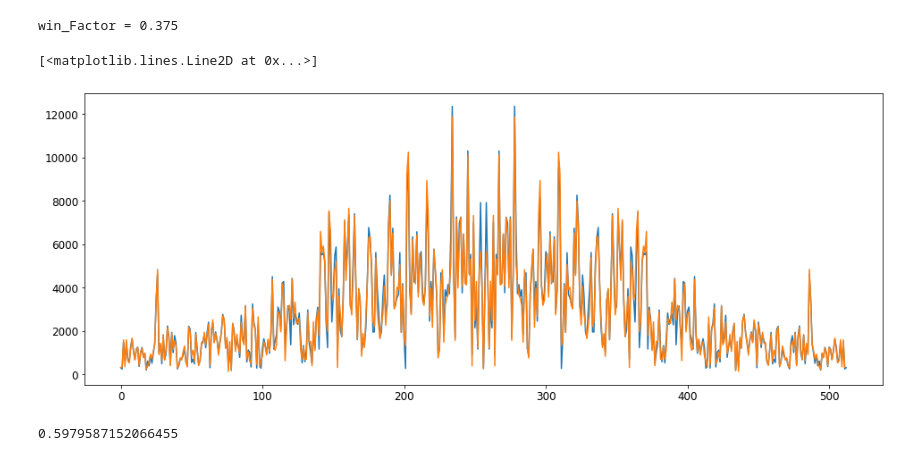
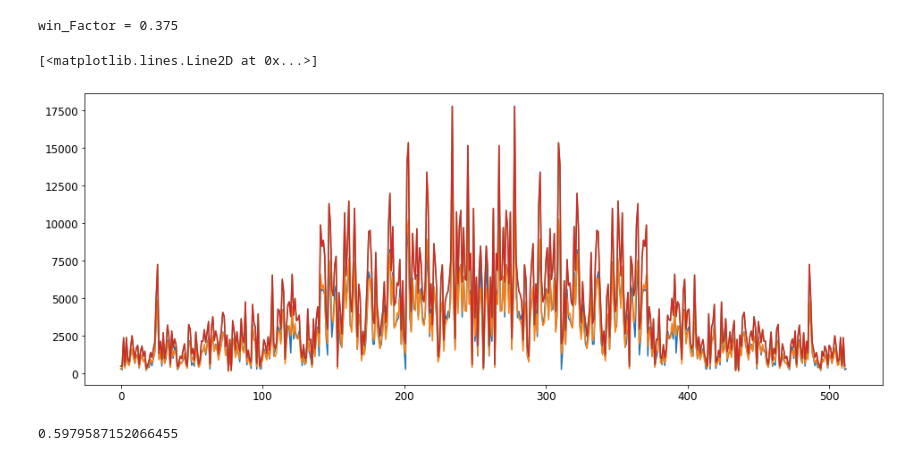
Before and after one commit to rkube/delta, a Jupyter notebook: tests_analysis/test_analysis_cross_power.ipynb, the cells around one changed output. Drawn from its saved outputs; the diff is of its cells as text; code cells hidden in the pictures.

Commit message:
Added float versions of analysis kernels

```diff
--- a/tests_analysis/test_analysis_cross_power.ipynb
+++ b/tests_analysis/test_analysis_cross_power.ipynb
@@ -150,15 +146,23 @@ def my_cross_power(fft_data, ch_it, fft_params, info_dict):
 # %%
 # Call the
 ch_it = [channel_pair(c1, c2)]
-res, _ = cross_power(fft_data, ch_it, config_fft["fft_params"], None)
+res, _ = my_cross_power(fft_data, ch_it, config_fft["fft_params"], None)
 res = np.squeeze(res)
+# %%
+res_2 = kernel_crosspower_cy(np.ascontiguousarray(fft_data), ch_it, config_fft)
+res_2 = np.squeeze(res_2, 0)
+# %%
+res_3 = kernel_crosspower_v2(np.ascontiguousarray(fft_data), ch_it, config_fft)
+res_3 = np.squeeze(res_3, 0)
 # %%
 plt.figure(figsize=(16, 6))
 plt.plot(A.Dlist[1].val[0] * 4)
 plt.plot(res)
+plt.plot(res_2 * 4)
+plt.plot(res_3 * 4)
 # %% [output]
 [<matplotlib.lines.Line2D at 0x...>]
-[figure, old version]
+[figure, new version]
 # %%
 np.linalg.norm(A.Dlist[1].val[0][1:] * 4 - res) / np.linalg.norm(res)
 # %% [output]
```
Also changed, not shown: parts of 5 cells of this notebook, 5 other files.
